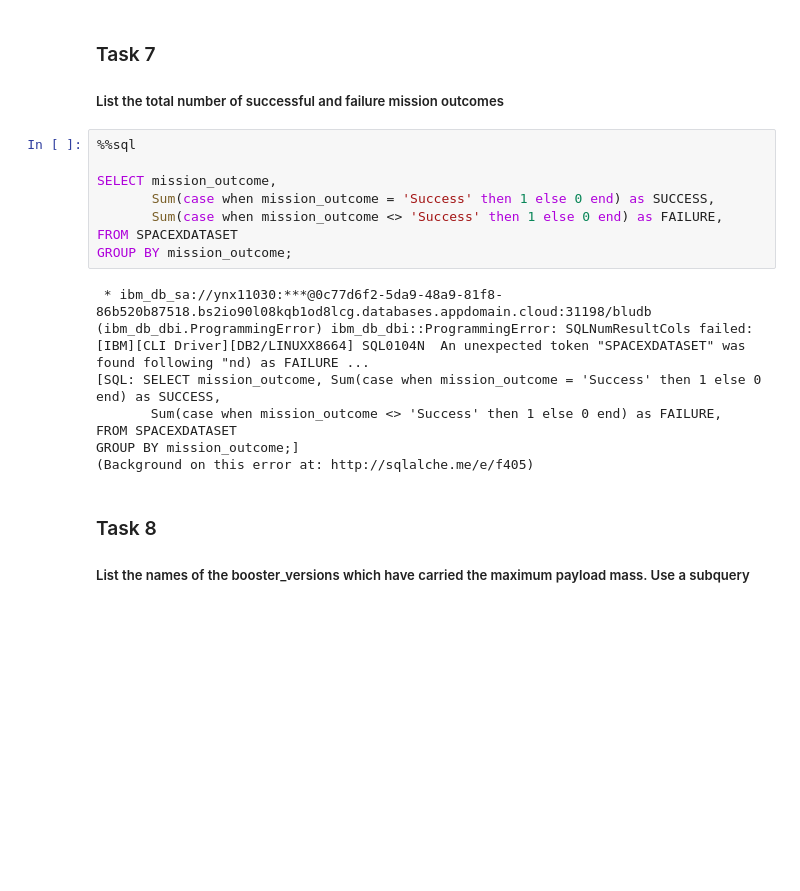
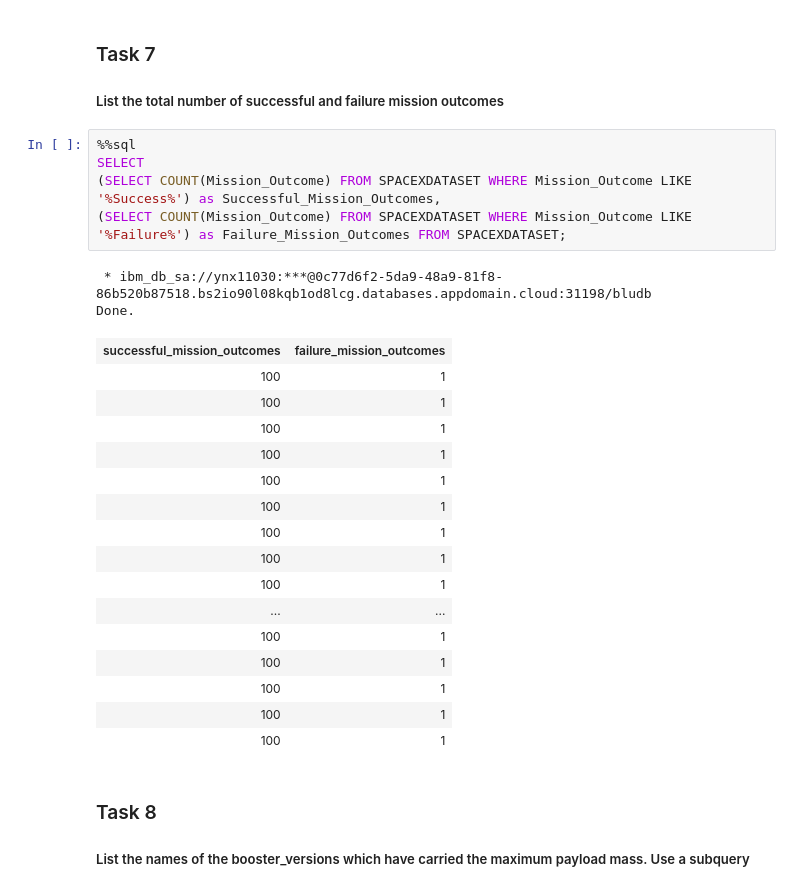
Before and after one commit to afirrk/Applied-Data-Science-Capstone, a Jupyter notebook: EDA with SQL.ipynb, the cells around one changed output. Saved outputs shown, nothing was run; the diff lists cells and outputs as text; blank space fills up the shorter version.

```diff
--- a/EDA with SQL.ipynb
+++ b/EDA with SQL.ipynb
@@ -218,22 +218,30 @@ Done.
 ### Task 7
 
 ##### List the total number of successful and failure mission outcomes
-# %%
-%%sql
-
-SELECT mission_outcome,
-       Sum(case when mission_outcome = 'Success' then 1 else 0 end) as SUCCESS,
-       Sum(case when mission_outcome <> 'Success' then 1 else 0 end) as FAILURE,
-FROM SPACEXDATASET
-GROUP BY mission_outcome;
-# %% [output]
- * ibm_db_sa://ynx11030:***@0c77d6f2-5da9-48a9-81f8-86b520b87518.bs2io90l08kqb1od8lcg.databases.appdomain.cloud:31198/bludb
-(ibm_db_dbi.ProgrammingError) ibm_db_dbi::ProgrammingError: SQLNumResultCols failed: [IBM][CLI Driver][DB2/LINUXX8664] SQL0104N  An unexpected token "SPACEXDATASET" was found following "nd) as FAILURE ...
-[SQL: SELECT mission_outcome, Sum(case when mission_outcome = 'Success' then 1 else 0 end) as SUCCESS,
-       Sum(case when mission_outcome <> 'Success' then 1 else 0 end) as FAILURE,
-FROM SPACEXDATASET
-GROUP BY mission_outcome;]
-(Background on this error at: http://sqlalche.me/e/f405)
+# %%
+%%sql
+SELECT
+(SELECT COUNT(Mission_Outcome) FROM SPACEXDATASET WHERE Mission_Outcome LIKE '%Success%') as Successful_Mission_Outcomes,
+(SELECT COUNT(Mission_Outcome) FROM SPACEXDATASET WHERE Mission_Outcome LIKE '%Failure%') as Failure_Mission_Outcomes FROM SPACEXDATASET;
+# %% [output]
+ * ibm_db_sa://ynx11030:***@0c77d6f2-5da9-48a9-81f8-86b520b87518.bs2io90l08kqb1od8lcg.databases.appdomain.cloud:31198/bludb
+Done.
+| successful_mission_outcomes | failure_mission_outcomes |
+| 100 | 1 |
+| 100 | 1 |
+| 100 | 1 |
+| 100 | 1 |
+| 100 | 1 |
+| 100 | 1 |
+| 100 | 1 |
+| 100 | 1 |
+| 100 | 1 |
+| ... | ... |
+| 100 | 1 |
+| 100 | 1 |
+| 100 | 1 |
+| 100 | 1 |
+| 100 | 1 |
 # %% [markdown]
 ### Task 8
 
```
Also changed, not shown: parts of 2 cells of this notebook.
